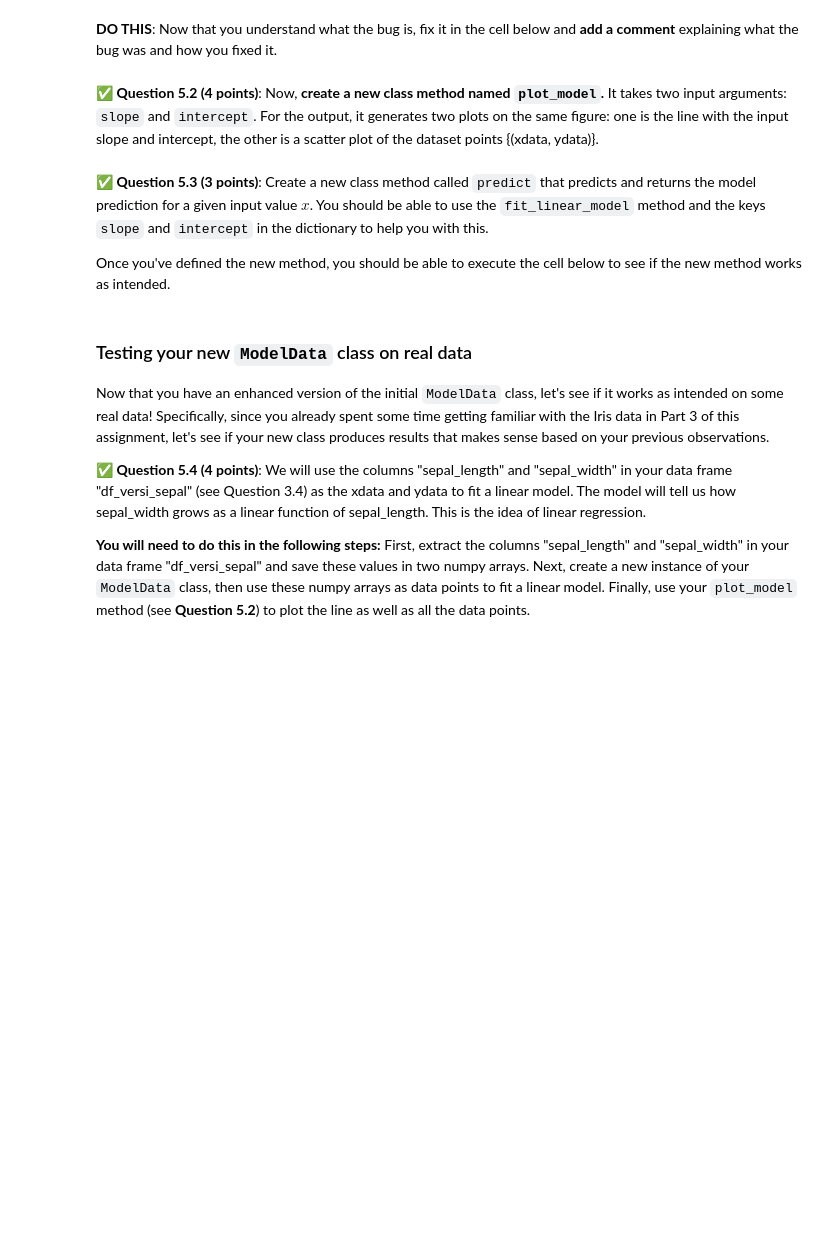
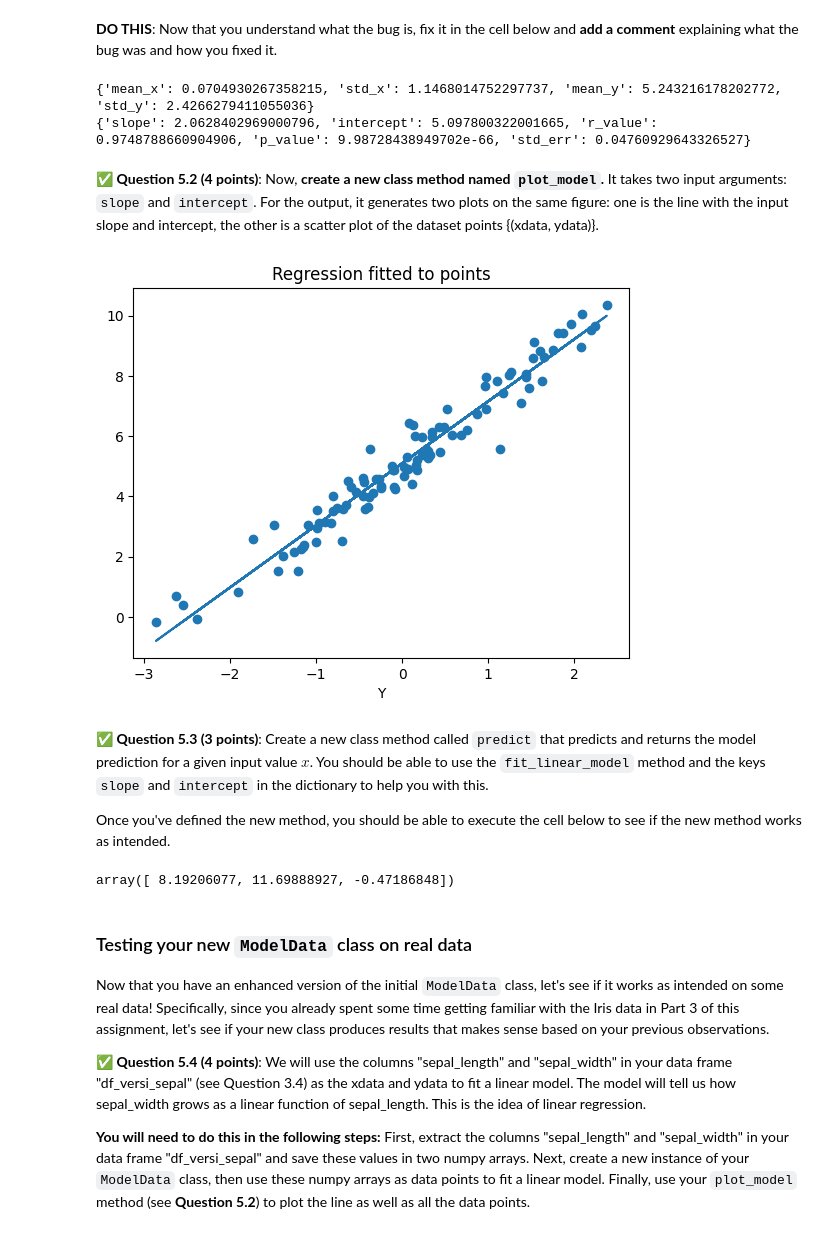
Before and after one commit to Jlozano351/CMSE202-s24-turnin, a Jupyter notebook: hw-01/HW-01_GitPracticeDebuggingPythonPackagesAndClasses-Juan José Lozano González.ipynb, the cells around one changed output. Cells and saved outputs as stored; diff of their text form; code cells hidden in the pictures; blank space fills up the shorter version.

```diff
--- a/hw-01/HW-01_GitPracticeDebuggingPythonPackagesAndClasses-Juan José Lozano González.ipynb
+++ b/hw-01/HW-01_GitPracticeDebuggingPythonPackagesAndClasses-Juan José Lozano González.ipynb
@@ -523,11 +523,11 @@ _<font color="red">Note</font>_: Feel free to experiment with using one of the g
 # This should help to ensure that you can always fall back to the original version provided above, should you need to.
 import numpy as np
 import scipy.stats as st
-
+import matplotlib.pyplot as plt
 
 class ModelData:
 
-    def __init__(xdata, ydata):
+    def __init__(self, xdata, ydata):
         self.xdata = xdata
         self.ydata = ydata
 
@@ -548,6 +548,22 @@ class ModelData:
             "p_value": p_value,
             "std_err": std_err
         }
+
+    def plot_model(self):
+        b = ModelData.fit_linear_model(self)["intercept"]
+        m = ModelData.fit_linear_model(self)["slope"]
+        y = b + m*self.xdata
+        plt.plot(self.xdata, y)
+        plt.scatter(self.xdata, self.ydata)
+        plt.xlabel("X")
+        plt.xlabel("Y")
+        plt.title("Regression fitted to points")
+
+    def predict(self, x):
+        b = ModelData.fit_linear_model(self)["intercept"]
+        m = ModelData.fit_linear_model(self)["slope"]
+        y = b + m*x
+        return y
 # %% [markdown]
 &#9989; **Questions 5.1 (2 points)**: **Debug the `ModelData` class, then run the following code to see what the output is.** **DO NOT MODIFY THIS CODE CELL**. (so that you can remember what the bug was)
 # %%
@@ -576,2 +593,21 @@ If you need to write any code to explore the nature of the bug, please do so in
+# %%
+## DO NOT CHANGE THIS CELL ##
+
+# This is an example usage of the class "ModelData" If it doesn't work, you need to make changes to the class.
+import matplotlib.pyplot as plt
+
+x = np.random.randn(100)
+y = 2*x + 5 + np.random.normal(0, 0.5, 100)
+
+# The issue was not here, rather in the class that didn't take self as an input in __init__
+data = ModelData(x, y)
+stats = data.summary_stats()
+model = data.fit_linear_model()
+
+print(stats)
+print(model)
+# %% [output]
+{'mean_x': 0.0704930267358215, 'std_x': 1.1468014752297737, 'mean_y': 5.243216178202772, 'std_y': 2.4266279411055036}
+{'slope': 2.0628402969000796, 'intercept': 5.097800322001665, 'r_value': 0.9748788660904906, 'p_value': 9.98728438949702e-66, 'std_err': 0.04760929643326527}
 # %% [markdown]
 &#9989; **Question 5.2 (4 points)**: Now, **create a new class method named `plot_model`.** It takes two input arguments: `slope` and `intercept`. For the output, it generates two plots on the same figure: one is the line with the input slope and intercept, the other is a scatter plot of the dataset points {(xdata, ydata)}.
@@ -580,3 +614,7 @@ If you need to write any code to explore the nature of the bug, please do so in
+# %%
+data.plot_model()
+# %% [output]
+[figure, added]
 # %% [markdown]
 &#9989; **Question 5.3 (3 points)**: Create a new class method called `predict` that predicts and returns the model prediction for a given input value $x$. You should be able to use the `fit_linear_model` method and the keys `slope` and `intercept` in the dictionary to help you with this.
 
@@ -590,6 +628,8 @@ x_new = np.array([1.5, 3.2, -2.7])
 y_pred = data.predict(x_new)
 
 y_pred
+# %% [output]
+array([ 8.19206077, 11.69888927, -0.47186848])
 # %%
 # Put your code here
 # %% [markdown]
```
Also changed, not shown: parts of 8 cells of this notebook.
